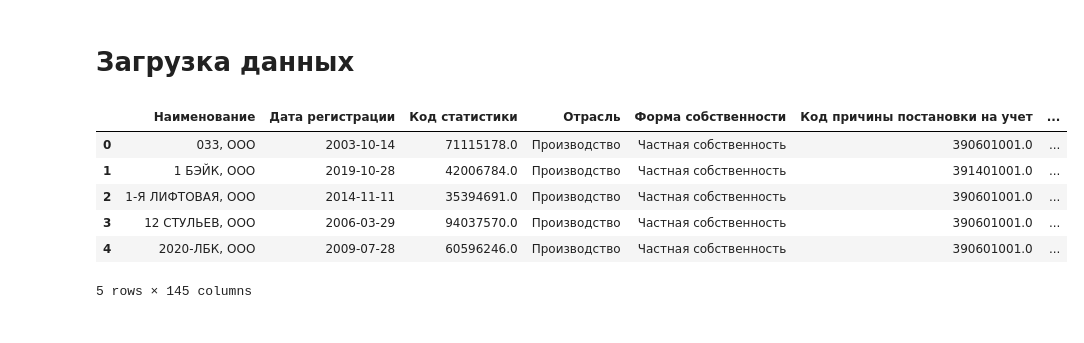
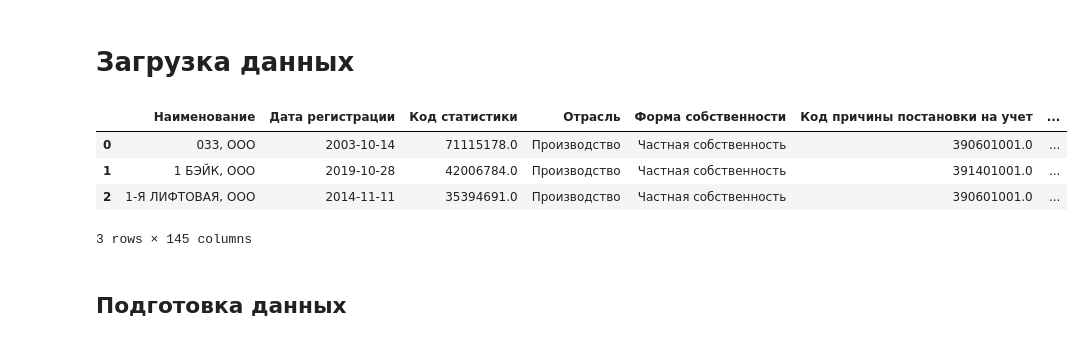
Before and after one commit to Dementev-Ilia/CustomerSearch, a Jupyter notebook: new data/CustomerSearch.ipynb, the cells around one changed output. Saved outputs shown, nothing was run; the diff lists cells and outputs as text; code cells hidden in the pictures.

```diff
--- a/new data/CustomerSearch.ipynb
+++ b/new data/CustomerSearch.ipynb
@@ -6,21 +6,21 @@ import numpy as np
 # %%
 company = pd.read_excel('./Компании.xlsx') #загружаю основной набор данных
 # %%
-company.head()
+company.head(3)
 # %% [output]
 |  | Наименование | Дата регистрации | Код статистики | Отрасль | Форма собственности | Код причины постановки на учет | ... |
 | 0 | 033, ООО | 2003-10-14 | 71115178.0 | Производство | Частная собственность | 390601001.0 | ... |
 | 1 | 1 БЭЙК, ООО | 2019-10-28 | 42006784.0 | Производство | Частная собственность | 391401001.0 | ... |
 | 2 | 1-Я ЛИФТОВАЯ, ООО | 2014-11-11 | 35394691.0 | Производство | Частная собственность | 390601001.0 | ... |
-| 3 | 12 СТУЛЬЕВ, ООО | 2006-03-29 | 94037570.0 | Производство | Частная собственность | 390601001.0 | ... |
-| 4 | 2020-ЛБК, ООО | 2009-07-28 | 60596246.0 | Производство | Частная собственность | 390601001.0 | ... |
-5 rows × 145 columns
+3 rows × 145 columns
 # %%
 bank_guarantees = pd.read_excel('./Банковские гарантии.xlsx') #данные о наличии банковских гарантий
 # %%
 leasing = pd.read_excel('./Лизинг.xlsx') #данные о наличии действующих договоров лизинга
 # %%
 security_loan = pd.read_excel('./Залоги.xlsx') #данные о заргестированных залогах(признак нличия залогового кредита)
+# %% [markdown]
+## Подготовка данных
 # %%
 data = pd.merge(company, bank_guarantees, how='left') #объединяю исседуемые данные с данными  гарантиях
 # %%
```
Also changed, not shown: parts of 40 cells of this notebook, 1 other file.
